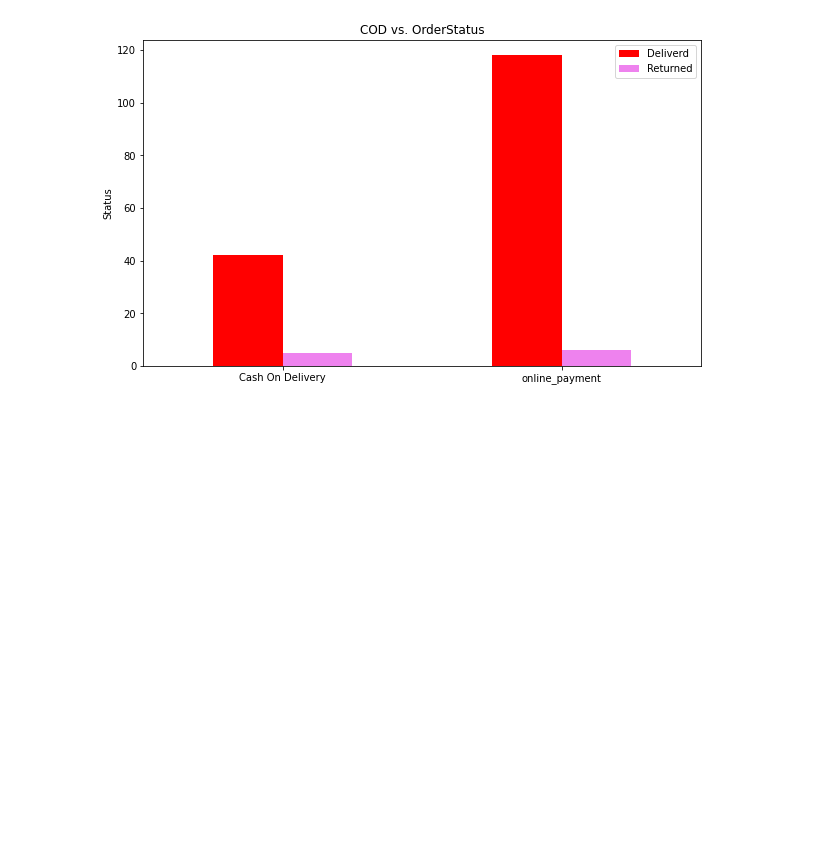
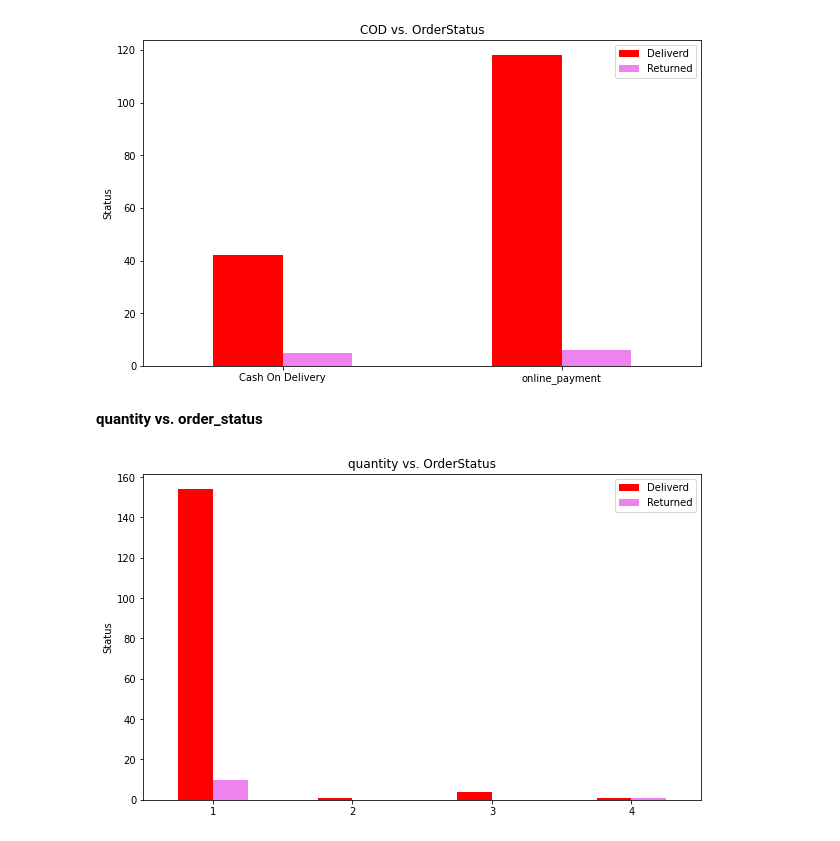
Before and after one commit to sumeet860/datascience, a Jupyter notebook: notebook/AmazonOrder.ipynb, the cells around one changed output. Saved outputs shown, nothing was run; the diff lists cells and outputs as text; code cells hidden in the pictures; blank space fills up the shorter version.

Commit message:
Order analysis-comparison between quantity & order_status

```diff
--- a/notebook/AmazonOrder.ipynb
+++ b/notebook/AmazonOrder.ipynb
@@ -261,3 +261,17 @@ plt.legend(["Deliverd", "Returned"])
 plt.xticks(rotation=0); #To change the position of 0 & 1 in x-axis
 # %% [output]
 [figure]
+# %% [markdown]
+**quantity vs. order_status**
+# %%
+# Plotting the graph for cod vs. order_status
+pd.crosstab(df["quantity"], df["order_status"]).plot(kind="bar", figsize=(10,6),
+                                                color=["red", "violet"]);
+
+plt.title("quantity vs. OrderStatus")
+plt.xlabel("")
+plt.ylabel("Status")
+plt.legend(["Deliverd", "Returned"])
+plt.xticks(rotation=0); #To change the position of 0 & 1 in x-axis
+# %% [output]
+[figure, added]
```
